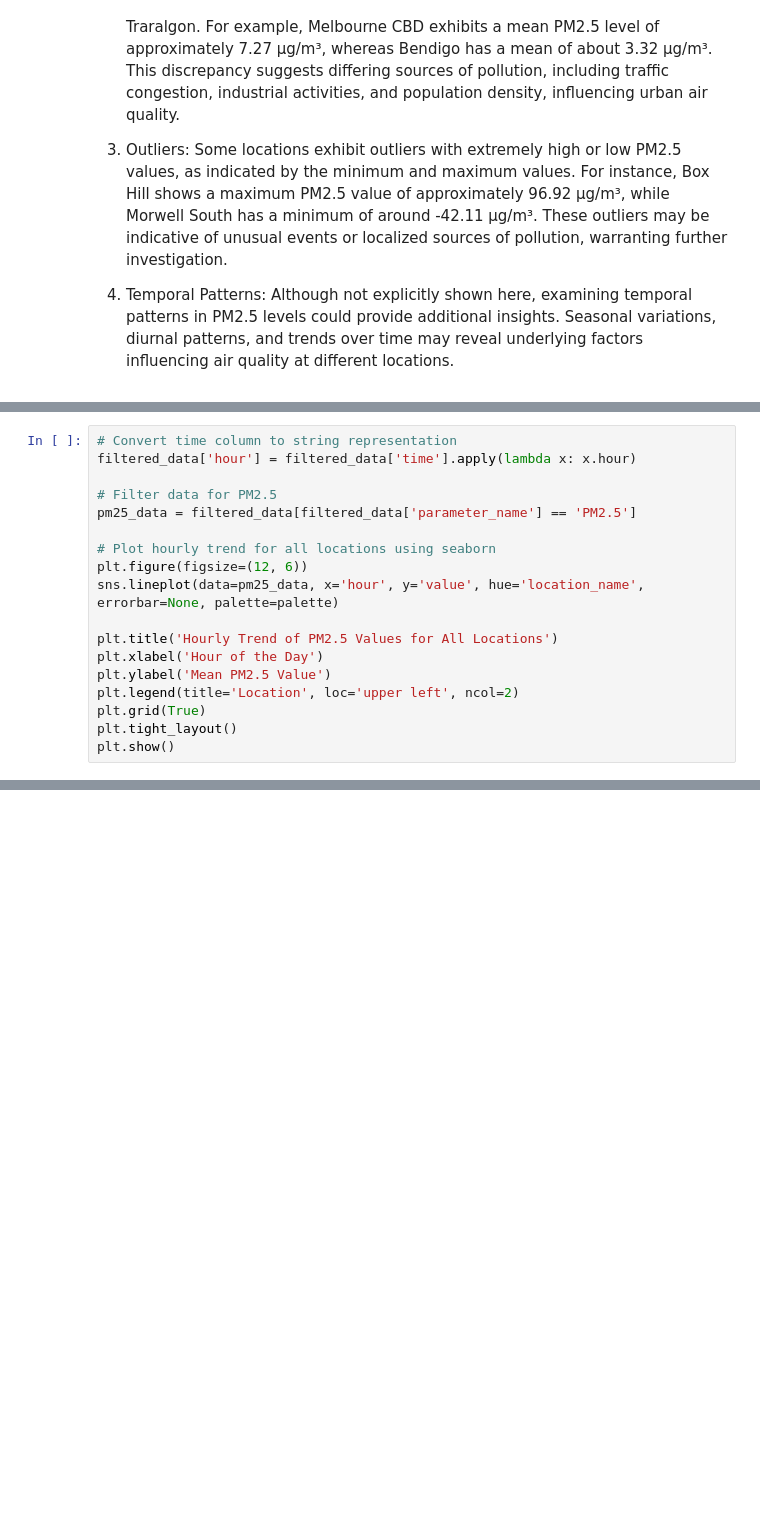
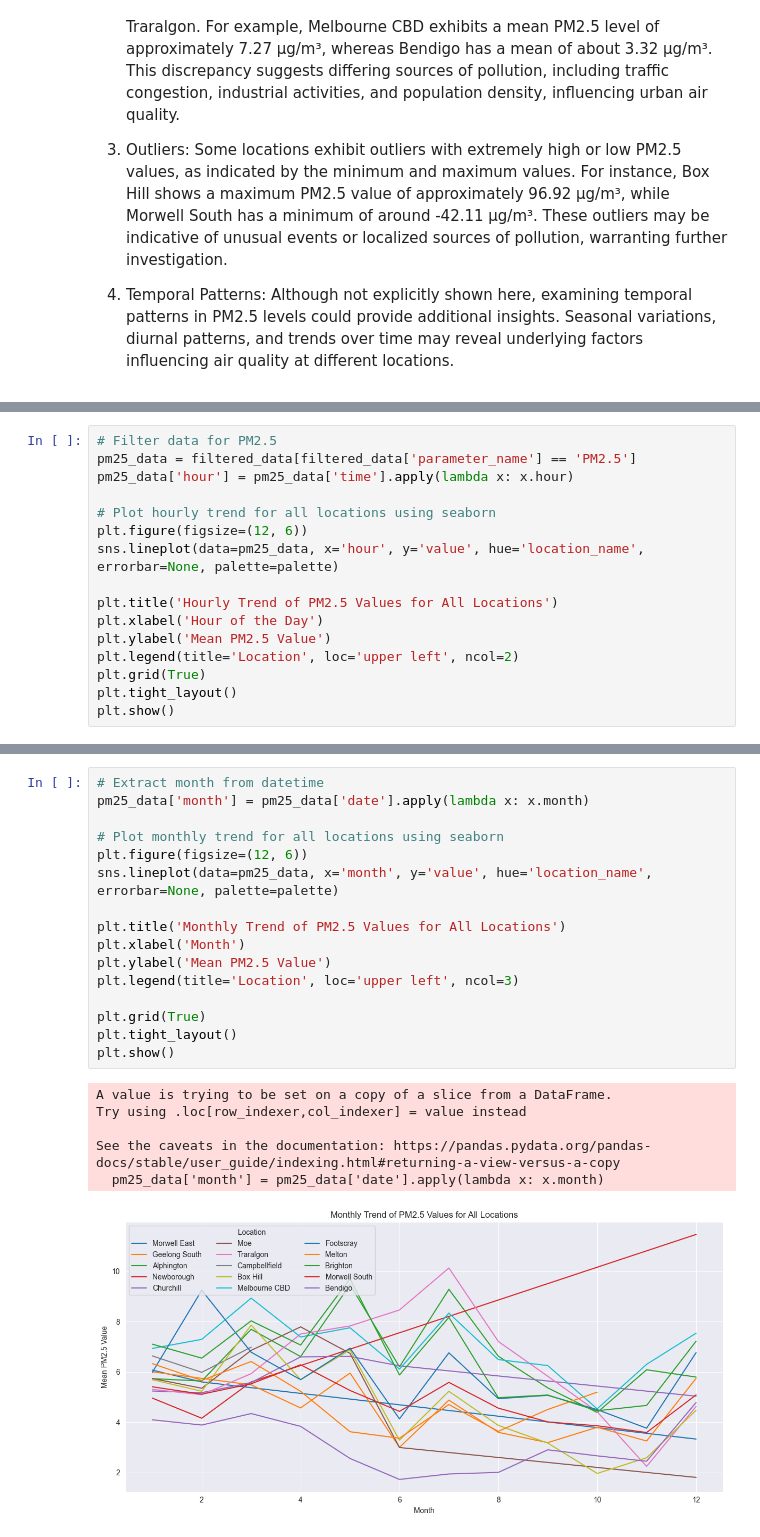
Before and after one commit to Rafsan7238/Analysing-Air-Quality-and-Lung-Disorder-in-Australia, a Jupyter notebook: frontend/Air Quality Analysis.ipynb, the cells around one changed output, grey strips where cells are left out. Cells and saved outputs as stored; diff of their text form; blank space fills up the shorter version.

Commit message:
Plotted monthly trends

```diff
--- a/frontend/Air Quality Analysis.ipynb
+++ b/frontend/Air Quality Analysis.ipynb
@@ -265,9 +268,7 @@ Although not explicitly shown here, examining temporal patterns in PM2.5 levels
 # %%
-# Convert time column to string representation
-filtered_data['hour'] = filtered_data['time'].apply(lambda x: x.hour)
-
 # Filter data for PM2.5
 pm25_data = filtered_data[filtered_data['parameter_name'] == 'PM2.5']
+pm25_data['hour'] = pm25_data['time'].apply(lambda x: x.hour)
 
 # Plot hourly trend for all locations using seaborn
 plt.figure(figsize=(12, 6))
@@ -306 +304,24 @@ The plot highlights the influence of human behavior on PM2.5 levels, with higher
 Spatial and temporal variability in PM2.5 concentrations is observed, influenced by regional and local factors such as geographical location, urbanization, and proximity to emission sources. These factors contribute to the observed hourly trends in PM2.5 values across different locations.
+# %%
+# Extract month from datetime
+pm25_data['month'] = pm25_data['date'].apply(lambda x: x.month)
+
+# Plot monthly trend for all locations using seaborn
+plt.figure(figsize=(12, 6))
+sns.lineplot(data=pm25_data, x='month', y='value', hue='location_name', errorbar=None, palette=palette)
+
+plt.title('Monthly Trend of PM2.5 Values for All Locations')
+plt.xlabel('Month')
+plt.ylabel('Mean PM2.5 Value')
+plt.legend(title='Location', loc='upper left', ncol=3)
+
+plt.grid(True)
+plt.tight_layout()
+plt.show()
+# %% [output]
+A value is trying to be set on a copy of a slice from a DataFrame.
+Try using .loc[row_indexer,col_indexer] = value instead
+
+See the caveats in the documentation: https://pandas.pydata.org/pandas-docs/stable/user_guide/indexing.html#returning-a-view-versus-a-copy
+  pm25_data['month'] = pm25_data['date'].apply(lambda x: x.month)
+[figure, added]
```
Also changed, not shown: parts of 5 cells of this notebook.
